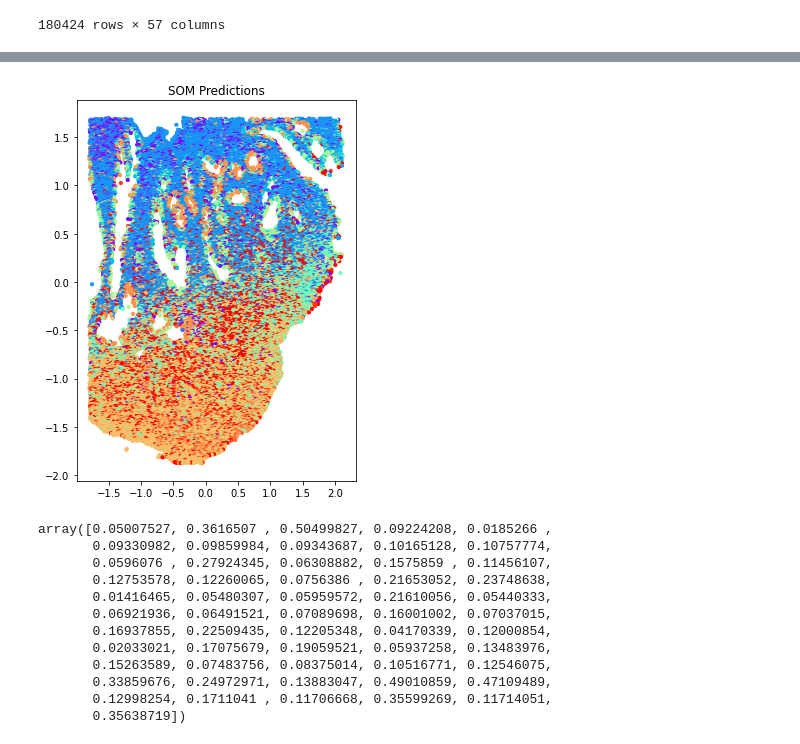
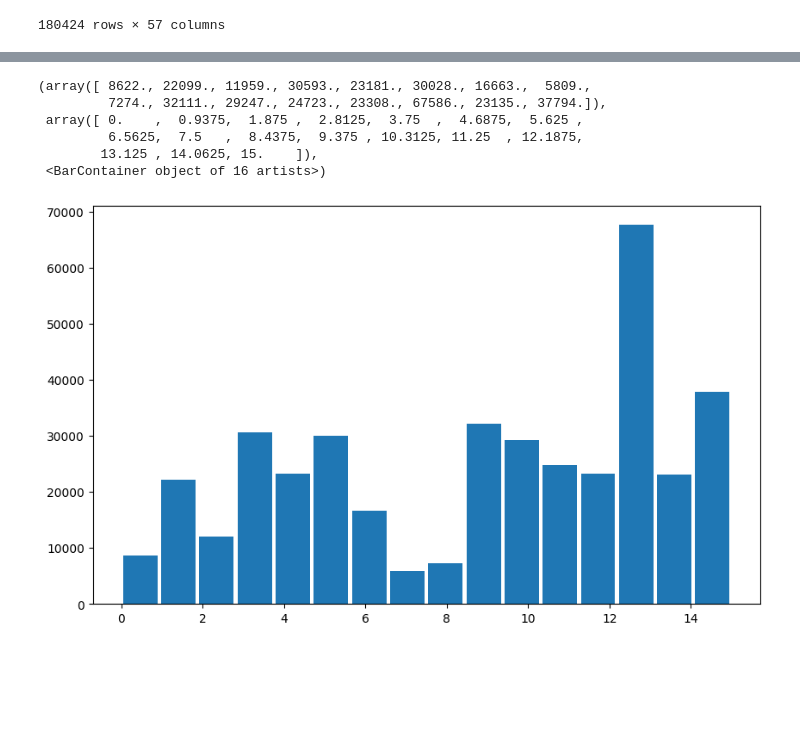
Before and after one commit to JanSuper/MasterProject1-1, a Jupyter notebook: Project Update.ipynb, the cells around one changed output, grey strips where cells are left out. Drawn from its saved outputs; the diff is of its cells as text; code cells hidden in the pictures; blank space fills up the shorter version.

```diff
--- a/Project Update.ipynb
+++ b/Project Update.ipynb
@@ -95,32 +94,20 @@ plt.show()
-# %%
-fig, ax = plt.subplots(nrows=1, ncols=1, figsize=(5,7))
-x = df2n['cx']
-y = df2n['cy']
-features = df2n._get_numeric_data().values
-ax.scatter(x, y, c=som.predict(features), cmap='rainbow', s=10)
-ax.title.set_text('SOM Predictions')
-
-
-plt.show()
-# %% [output]
-[figure, removed]
+# %%
+
+dfn = df.copy()
+dic = {}
+for c in dfn.columns[1:]:
+    if is_numeric_dtype(dfn[c]):
+        dic[c] = preprocessing.MinMaxScaler().fit(dfn[c].values.reshape(-1,1))
+        dfn[c] = dic[c].transform(dfn[c].values.reshape(-1,1)).reshape(-1)
+
+dfn["pred"] = som.predict(dfn._get_numeric_data().values)
 # %%
-d = som.cluster_centers_[0,0].copy()
-for i in range(len(d)):
-    if is_numeric_dtype(col[i]):
-        d[i] = dic[col[i]].inverse_transform(d[i])
+plt.hist(dfn["pred"], bins=16, rwidth=0.9)
+# %% [output]
+(array([ 8622., 22099., 11959., 30593., 23181., 30028., 16663.,  5809.,
+         7274., 32111., 29247., 24723., 23308., 67586., 23135., 37794.]),
+ array([ 0.    ,  0.9375,  1.875 ,  2.8125,  3.75  ,  4.6875,  5.625 ,
+         6.5625,  7.5   ,  8.4375,  9.375 , 10.3125, 11.25  , 12.1875,
+        13.125 , 14.0625, 15.    ]),
+ <BarContainer object of 16 artists>)
+[figure, added]
-# %%
-d
-# %% [output]
-array([0.05007527, 0.3616507 , 0.50499827, 0.09224208, 0.0185266 ,
-       0.09330982, 0.09859984, 0.09343687, 0.10165128, 0.10757774,
-       0.0596076 , 0.27924345, 0.06308882, 0.1575859 , 0.11456107,
-       0.12753578, 0.12260065, 0.0756386 , 0.21653052, 0.23748638,
-       0.01416465, 0.05480307, 0.05959572, 0.21610056, 0.05440333,
-       0.06921936, 0.06491521, 0.07089698, 0.16001002, 0.07037015,
-       0.16937855, 0.22509435, 0.12205348, 0.04170339, 0.12000854,
-       0.02033021, 0.17075679, 0.19059521, 0.05937258, 0.13483976,
-       0.15263589, 0.07483756, 0.08375014, 0.10516771, 0.12546075,
-       0.33859676, 0.24972971, 0.13883047, 0.49010859, 0.47109489,
-       0.12998254, 0.1711041 , 0.11706668, 0.35599269, 0.11714051,
-       0.35638719])
```
Also changed, not shown: parts of 10 cells of this notebook, 2 other files.
